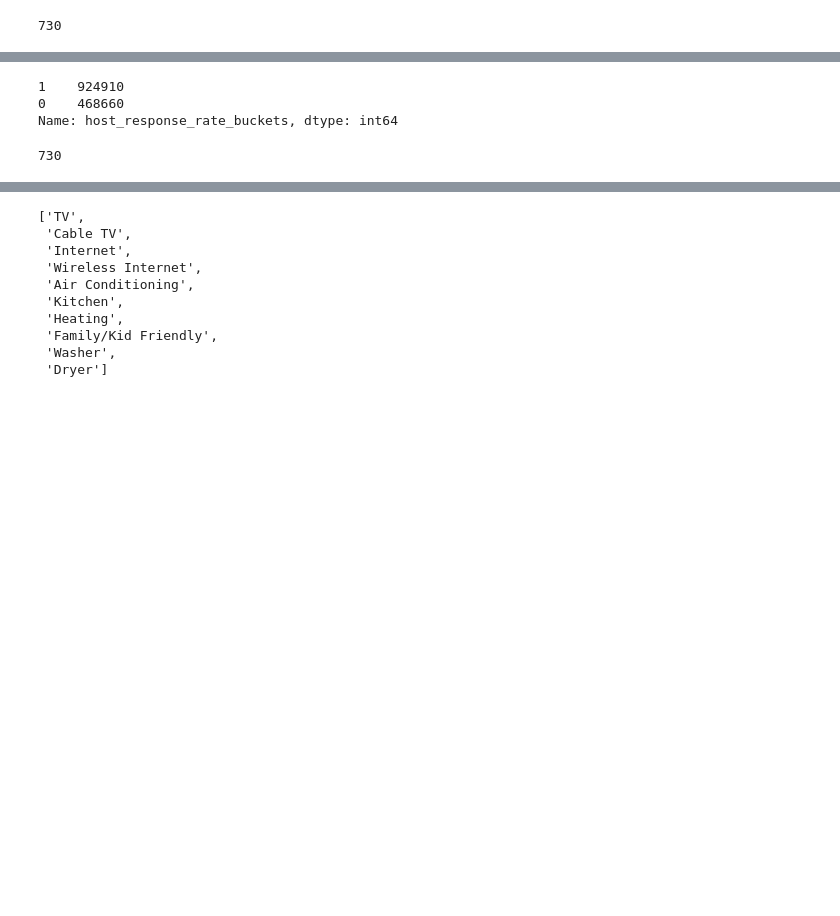
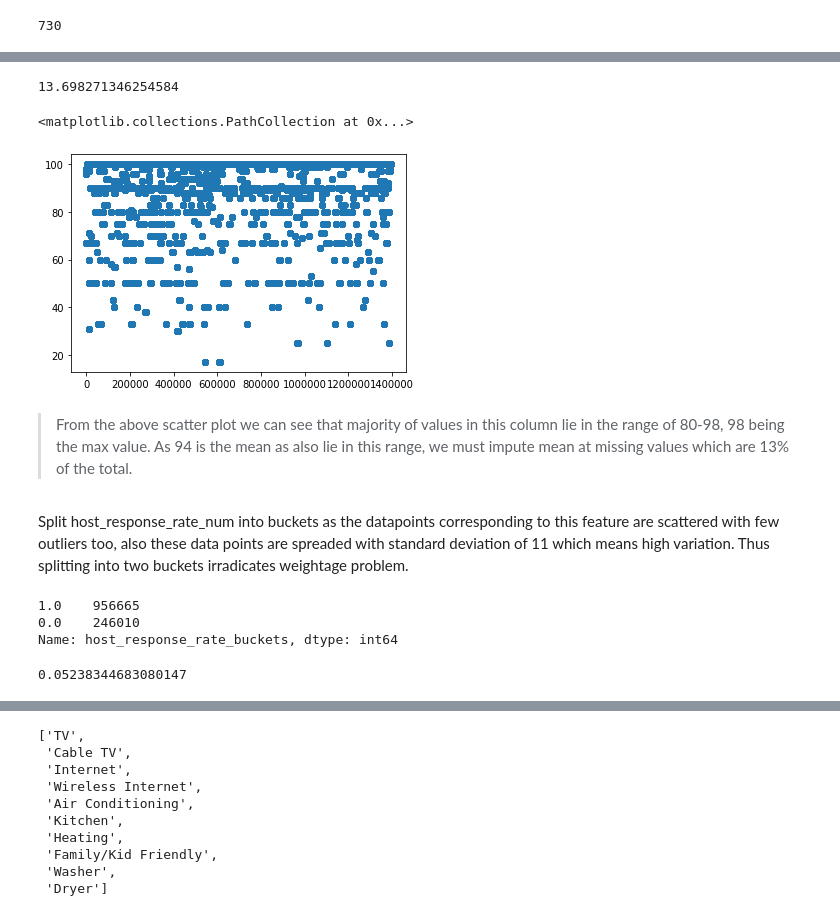
Before and after one commit to s-nilesh/AirBnB-Data-Analysis, a Jupyter notebook: airbnb-analysis.ipynb, the cells around one changed output, grey strips where cells are left out. Saved outputs shown, nothing was run; the diff lists cells and outputs as text; code cells hidden in the pictures; blank space fills up the shorter version.

Commit message:
Modified notebook, Added requirments,txt

```diff
--- a/airbnb-analysis.ipynb
+++ b/airbnb-analysis.ipynb
@@ -338,6 +346,10 @@ df = df.drop(columns= ['date'])
 #convert host_since date into number and fill in missing values, drop the original column
 
 def get_year_for_host_since(row):
+    """
+    Takes in a row of dataframe.
+    Returns row with modified value of 'host_since' as its year only.
+    """
     try:
         host_since = int(row['host_since'].split('-')[0])
     except:
@@ -358 +385,14 @@ df = df.drop(columns = ['host_response_rate'])
+# %%
+#percentage of missing data in this column
+df['host_response_rate_num'].isnull().sum() / len(df) *100
+# %% [output]
+13.698271346254584
+# %%
+#scatter plot to see the variation in data
+plt.scatter(range(len(df)),df['host_response_rate_num'])
+# %% [output]
+<matplotlib.collections.PathCollection at 0x...>
+[figure, added]
+# %% [markdown]
+> From the above scatter plot we can see that majority of values in this column lie in the range of 80-98, 98 being the max value. As 94 is the mean as also lie in this range, we must impute mean at missing values which are 13% of the total.
 # %%
@@ -359,2 +400,4 @@ df = df.drop(columns = ['host_response_rate'])
 df['host_response_rate_num'] = df['host_response_rate_num'].fillna(df['host_response_rate_num'].mean())
+# %% [markdown]
+Split host_response_rate_num into buckets as the datapoints corresponding to this feature are scattered with few outliers too, also these data points are spreaded with standard deviation of 11 which means high variation. Thus splitting into two buckets irradicates weightage problem.
 # %%
@@ -364,11 +407,12 @@ df['host_response_rate_buckets'] = pd.qcut(df['host_response_rate_num'], 5, labe
 df = df.drop(columns = ['host_response_rate_num'])
 df['host_response_rate_buckets'].value_counts()
 # %% [output]
-1    924910
-0    468660
+1.0    956665
+0.0    246010
 Name: host_response_rate_buckets, dtype: int64
 # %%
 #analyzing host_listing_count
-df['host_listings_count'].isnull().sum()
+df['host_listings_count'].isnull().sum() / len(df) *100
+#thus only 5% of this data is missing
 # %% [output]
-730
+0.05238344683080147
```
Also changed, not shown: parts of 17 cells of this notebook, 3 other files.
